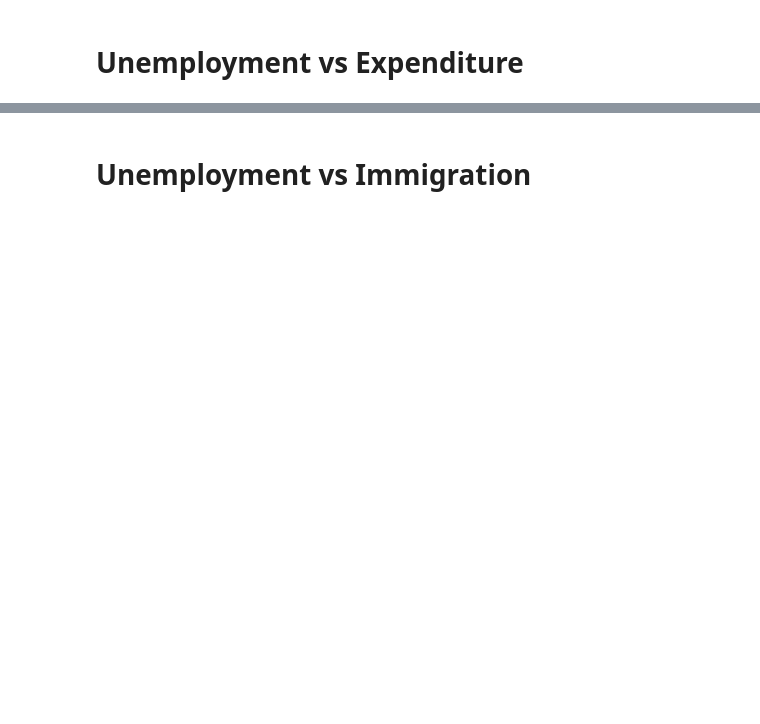
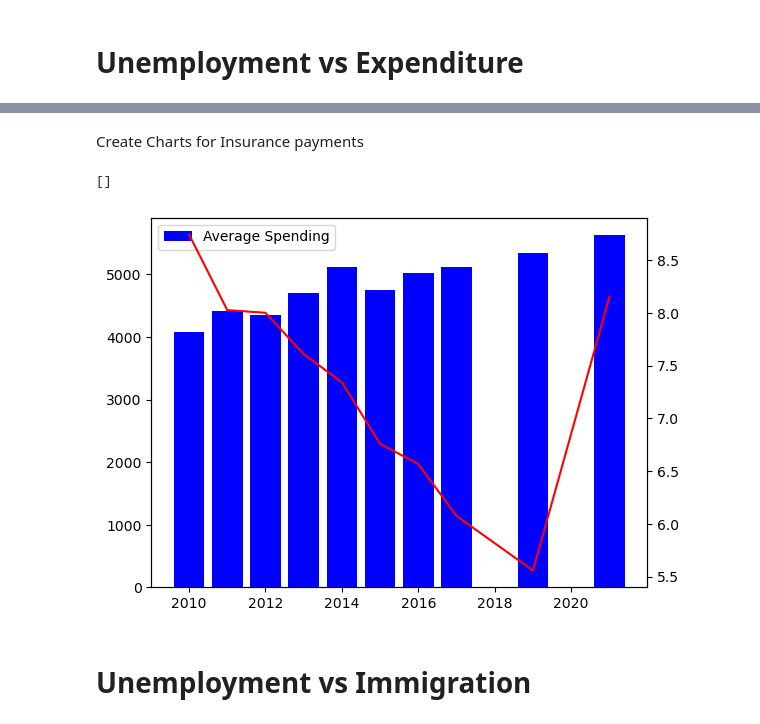
Before and after one commit to Cadeem-M/Unemployment-Analysis, a Jupyter notebook: analysis.ipynb, the cells around one changed output, grey strips where cells are left out. Drawn from its saved outputs; the diff is of its cells as text; code cells hidden in the pictures; blank space fills up the shorter version.

Commit message:
merged data

```diff
--- a/analysis.ipynb
+++ b/analysis.ipynb
@@ -50,2 +98,6 @@ provincial_unemploy.head()
 # %% [markdown]
 # Unemployment vs Expenditure
+# %%
+household_spending = Path("Resources/Household spending.csv")
+household_spending_df = pd.read_csv(household_spending)
+household_spending_df.head()
@@ -51,0 +111,4 @@ provincial_unemploy.head()
+# %%
+filt_spending_df = household_spending_df.filter(items= ["REF_DATE", "GEO", "Household expenditures, summary-level categories", "VALUE"])
+filt_spending_df = filt_spending_df.rename (columns={"REF_DATE": "Year", "Household expenditures, summary-level categories": "Categories", "VALUE":"Average Spending"})
+filt_spending_df
@@ -51,0 +160,8 @@ provincial_unemploy.head()
+# %%
+#Merge 2 dataset
+provincial_unemploy_avg_df['Year'] = provincial_unemploy_avg_df['Year'].astype(int)
+filt_spending_df['Year'] = filt_spending_df['Year'].astype(int)
+
+Spending_Unemployment = pd.merge(filt_spending_df, provincial_unemploy_avg_df, how="left", on=["Year", "GEO"])
+
+Spending_Unemployment
@@ -51,0 +182,5 @@ provincial_unemploy.head()
+# %%
+#Filter for insurance premium
+insurance_df = Spending_Unemployment[Spending_Unemployment["Categories"] == "Personal insurance payments and pension contributions"]
+insurance_df.dropna(inplace=True)
+insurance_df
@@ -52,3 +205,28 @@ provincial_unemploy.head()
+# %% [markdown]
+Create Charts for Insurance payments
+# %%
+# filter for Ontario only
+insurance_on_df = insurance_df[insurance_df["GEO"]== "Ontario"]
+
+year = insurance_on_df["Year"]
+avg_unemployment = insurance_on_df["Unemployment rate"]
+avg_employment = insurance_on_df["Employment rate"]
+avg_spending = insurance_on_df["Average Spending"]
+
+fig, ax = plt.subplots()
+ax.bar(year, avg_spending, color='blue', label="Average Spending")
+
+ax2= ax.twinx()
+
+#ax2.plot(year, avg_employment, color='green', label="Employment Rate")
+ax2.plot(year, avg_unemployment, color='red', label="Unemployment Rate")
+
+ax.legend()
+
+ax.plot()
+# %% [output]
+[]
+[figure, added]
 # %% [markdown]
 # Unemployment vs Immigration
 # %%
```
Also changed, not shown: parts of 14 cells of this notebook, 1 other file.
